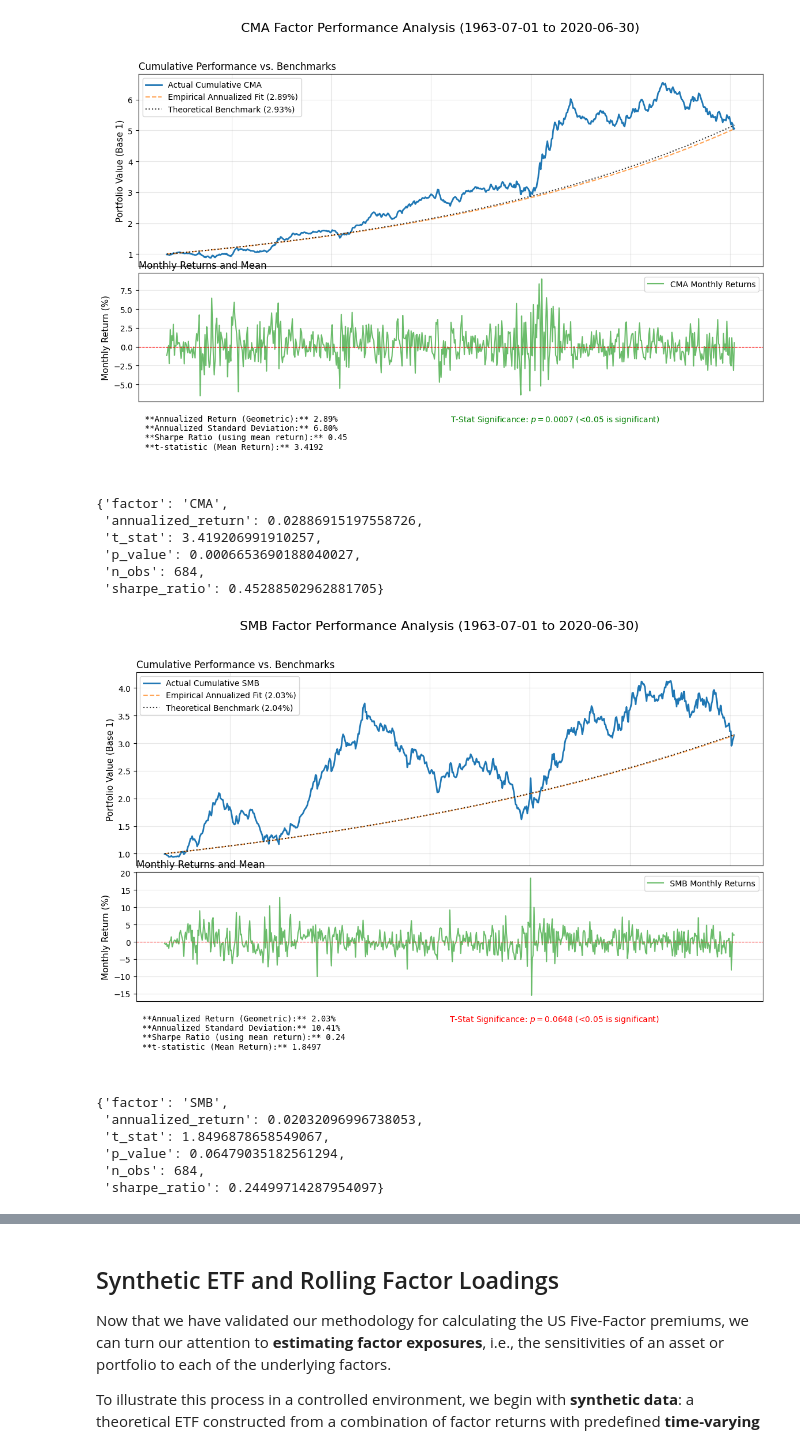
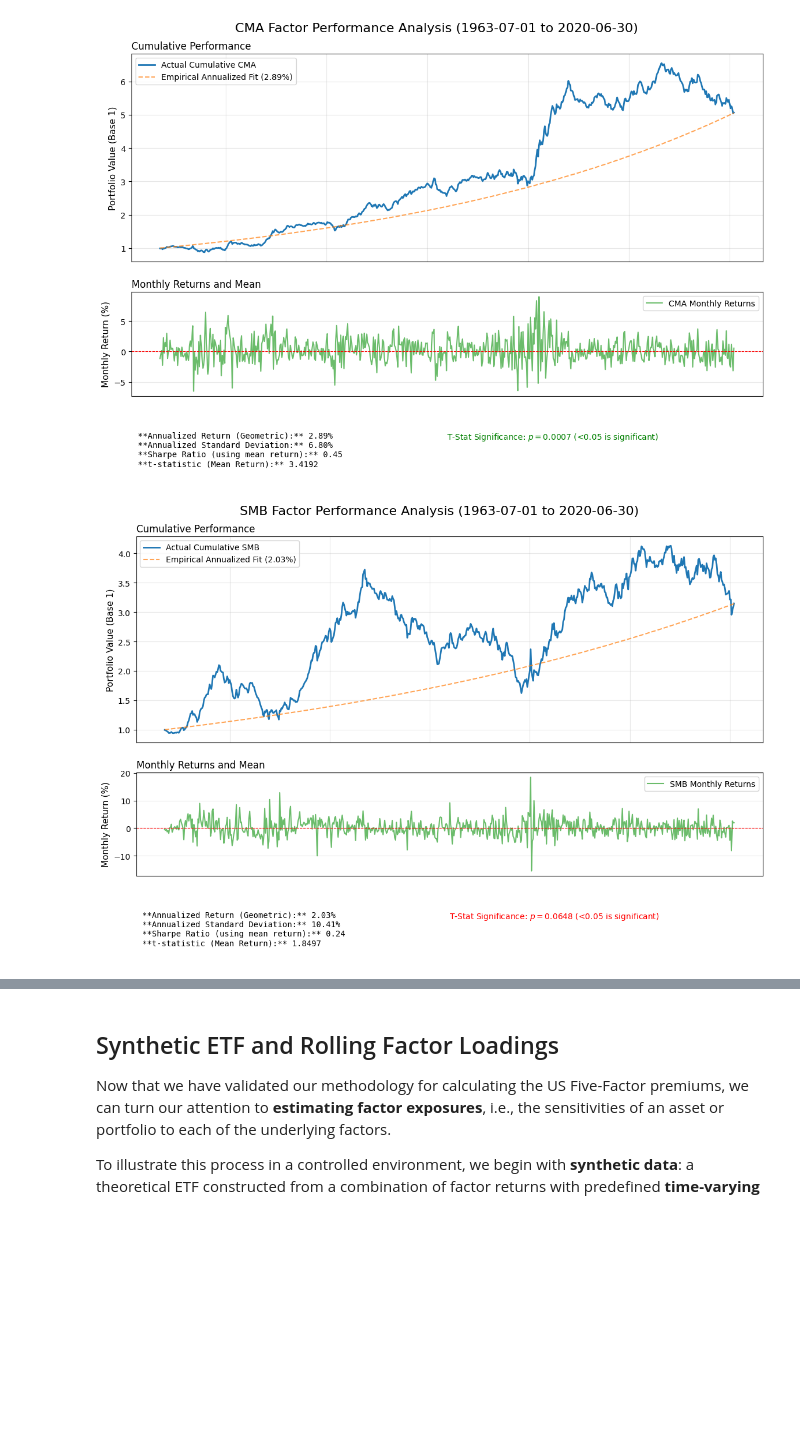
Before and after one commit to husainm97/quant-lab-alpha, a Jupyter notebook: notebooks/factor_premium_tests.ipynb, the cells around one changed output, grey strips where cells are left out. Drawn from its saved outputs; the diff is of its cells as text; code cells hidden in the pictures; blank space fills up the shorter version.

```diff
--- a/notebooks/factor_premium_tests.ipynb
+++ b/notebooks/factor_premium_tests.ipynb
@@ -264,24 +185,9 @@ def analyze_ff_factor(ff_factors: pd.DataFrame, key: str, window_start: str = "1
 # %%
-ff_factors = fetch_ff5_monthly()
-
-# Run the general test
-analyze_ff_factor(ff_factors, 'CMA')
+performance_analysis(ff_factors, 'CMA')
 # %% [output]
-[figure, old version]
+[figure, new version]
-{'factor': 'CMA',
- 'annualized_return': 0.02886915197558726,
- 't_stat': 3.419206991910257,
- 'p_value': 0.0006653690188040027,
- 'n_obs': 684,
- 'sharpe_ratio': 0.45288502962881705}
 # %%
-analyze_ff_factor(ff_factors, 'SMB')
+performance_analysis(ff_factors, 'SMB')
 # %% [output]
-[figure, old version]
+[figure, new version]
-{'factor': 'SMB',
- 'annualized_return': 0.02032096996738053,
- 't_stat': 1.8496878658549067,
- 'p_value': 0.06479035182561294,
- 'n_obs': 684,
- 'sharpe_ratio': 0.24499714287954097}
 # %%
```
Also changed, not shown: parts of 20 cells of this notebook, 3 other files.
